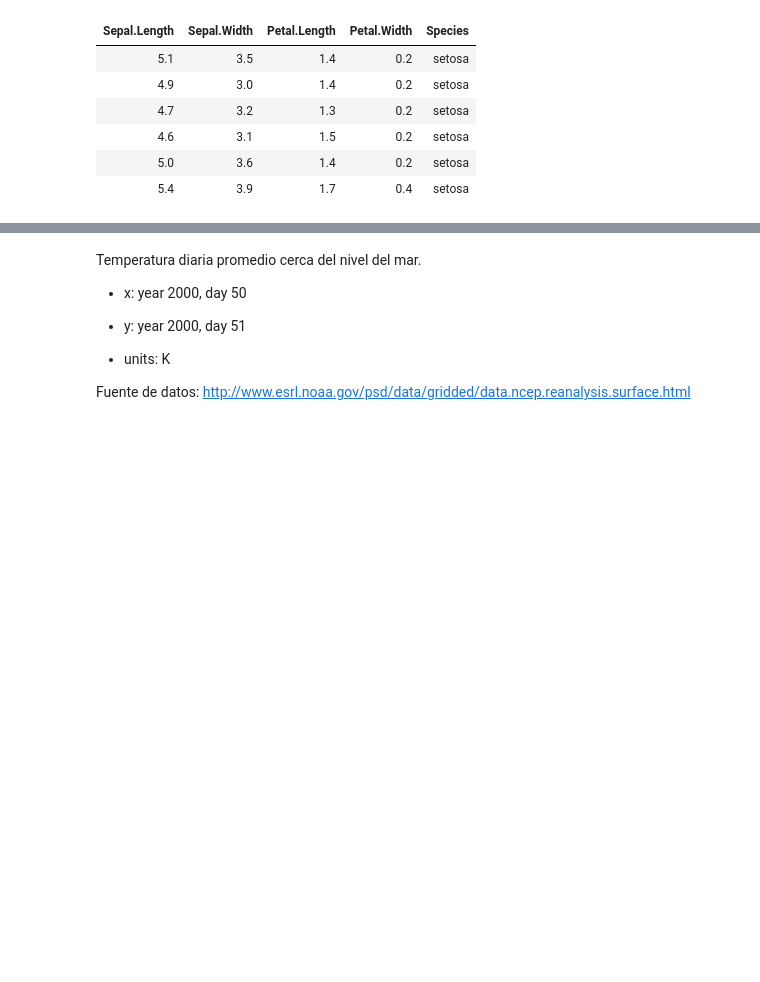
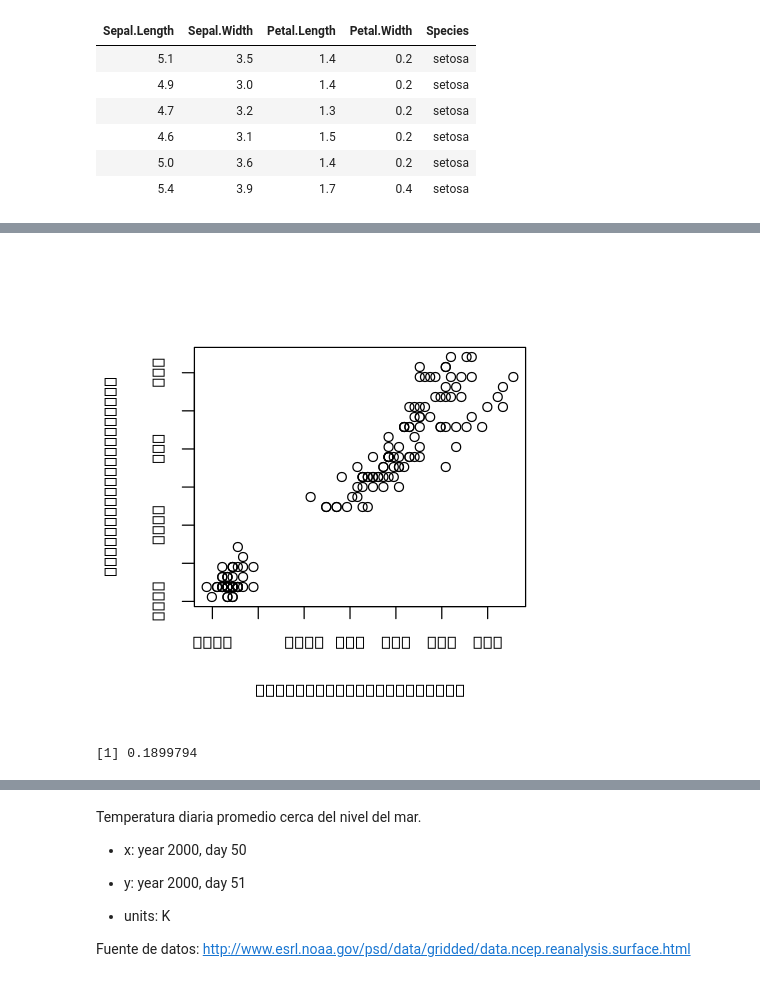
Before and after one commit to matiasbattocchia/clases-aprendizaje-automatico, a Jupyter notebook: Clases R.ipynb, the cells around one changed output, grey strips where cells are left out. Cells and saved outputs as stored; diff of their text form; code cells hidden in the pictures; blank space fills up the shorter version.

```diff
--- a/Clases R.ipynb
+++ b/Clases R.ipynb
@@ -37,0 +71,5 @@ test  <- iris[-train_index,]
+# %%
+iris_esc = cbind(trans)
+# %%
+iris_esc$Petal.Length = trans$Petal.Length / desviacion_l
+iris_esc$Petal.Width  = trans$Petal.Width  / desviacion_w
@@ -38,3 +80,11 @@ test  <- iris[-train_index,]
+# %%
+plot(iris_esc$Petal.Length, iris_esc$Petal.Width)
+# %% [output]
+[figure, added]
+# %%
+var(trans$Sepal.Width)
+# %% [output]
+[1] 0.1899794
 # %% [markdown]
 ### Análsis de componentes principales
 
```
Also changed, not shown: parts of 10 cells of this notebook.
